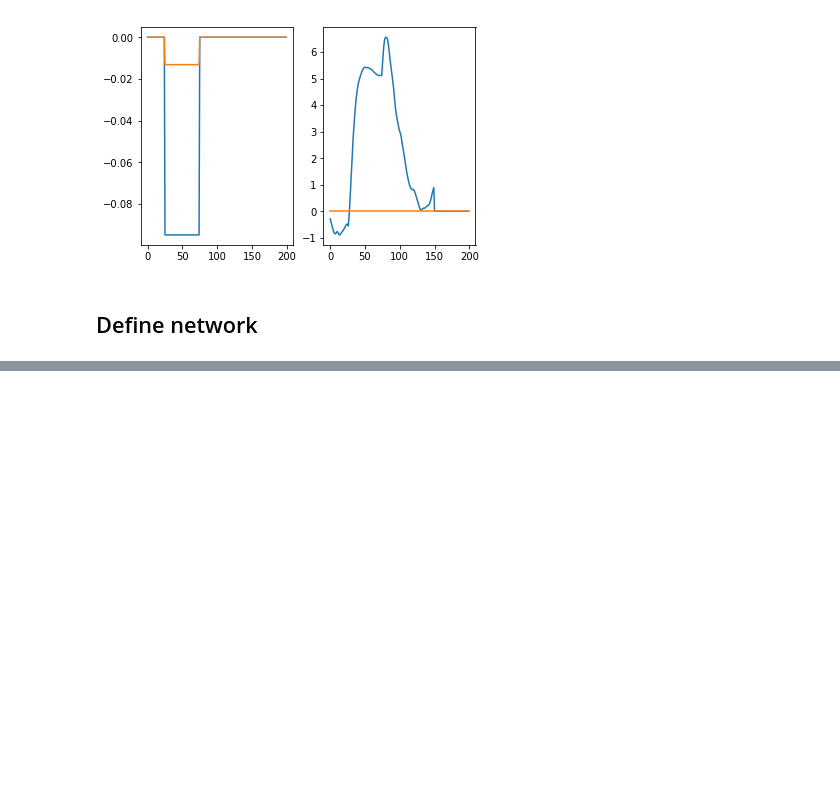
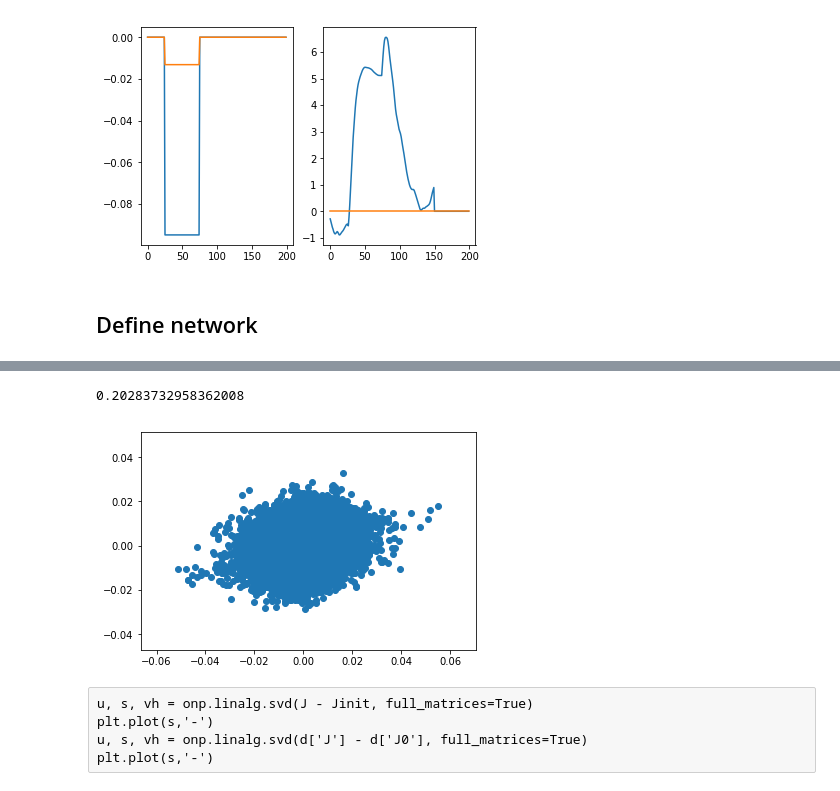
Before and after one commit to JoramKeijser/low_rank, a Jupyter notebook: notebooks/train.ipynb, the cells around one changed output, grey strips where cells are left out. Saved outputs shown, nothing was run; the diff lists cells and outputs as text; code cells hidden in the pictures; blank space fills up the shorter version.

```diff
--- a/notebooks/train.ipynb
+++ b/notebooks/train.ipynb
@@ -144,0 +169,16 @@ plt.legend()
+# %%
+J_update = J - init_J
+n = d['I_go']
+m = d['w']
+J_orig_update = 0.1*np.dot(m[:,None], n[None,:])
+plt.scatter(J_orig_update.flatten(), J_update.flatten())
+rho = onp.corrcoef(J_orig_update.flatten(), J_update.flatten())[0,1]
+print(rho)
+# %% [output]
+0.20283732958362008
+[figure, added]
+# %% [raw]
+u, s, vh = onp.linalg.svd(J - Jinit, full_matrices=True)
+plt.plot(s,'-')
+u, s, vh = onp.linalg.svd(d['J'] - d['J0'], full_matrices=True)
+plt.plot(s,'-')
```
Also changed, not shown: parts of 7 cells of this notebook.
